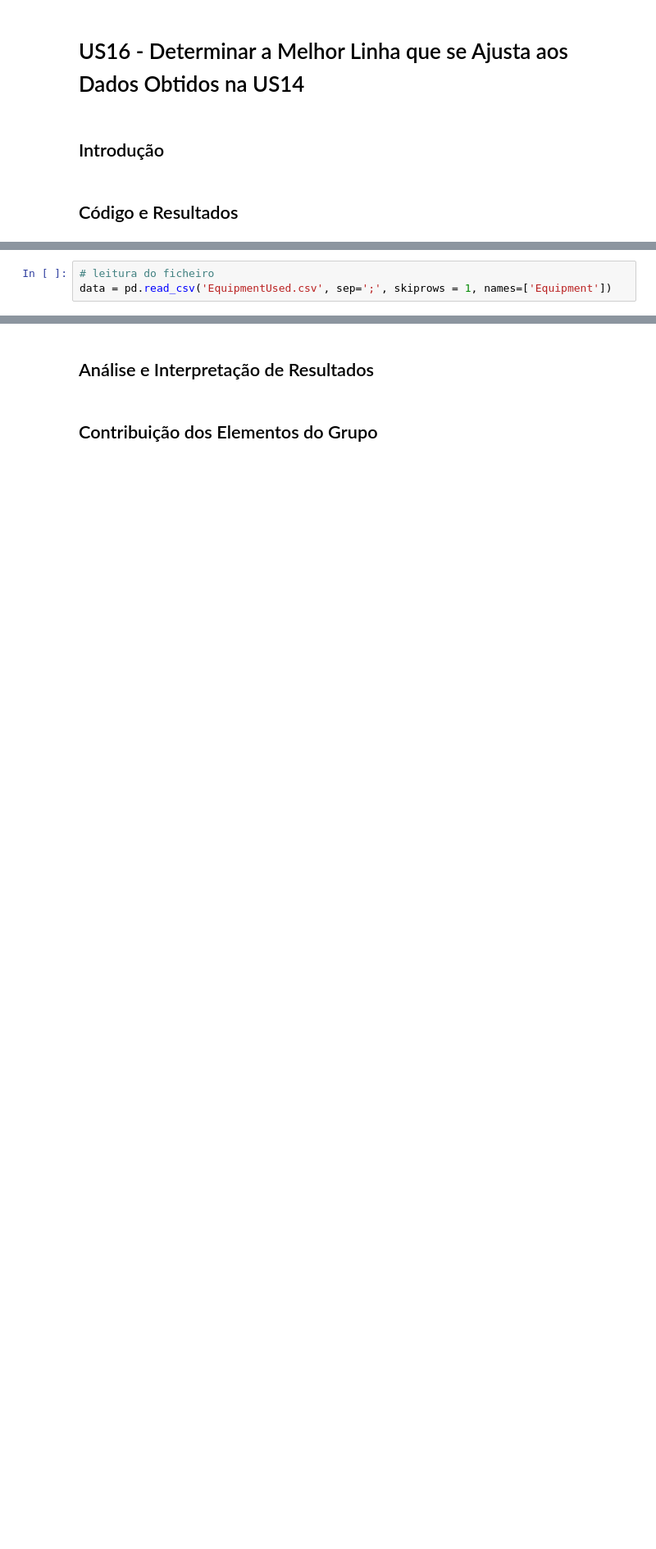
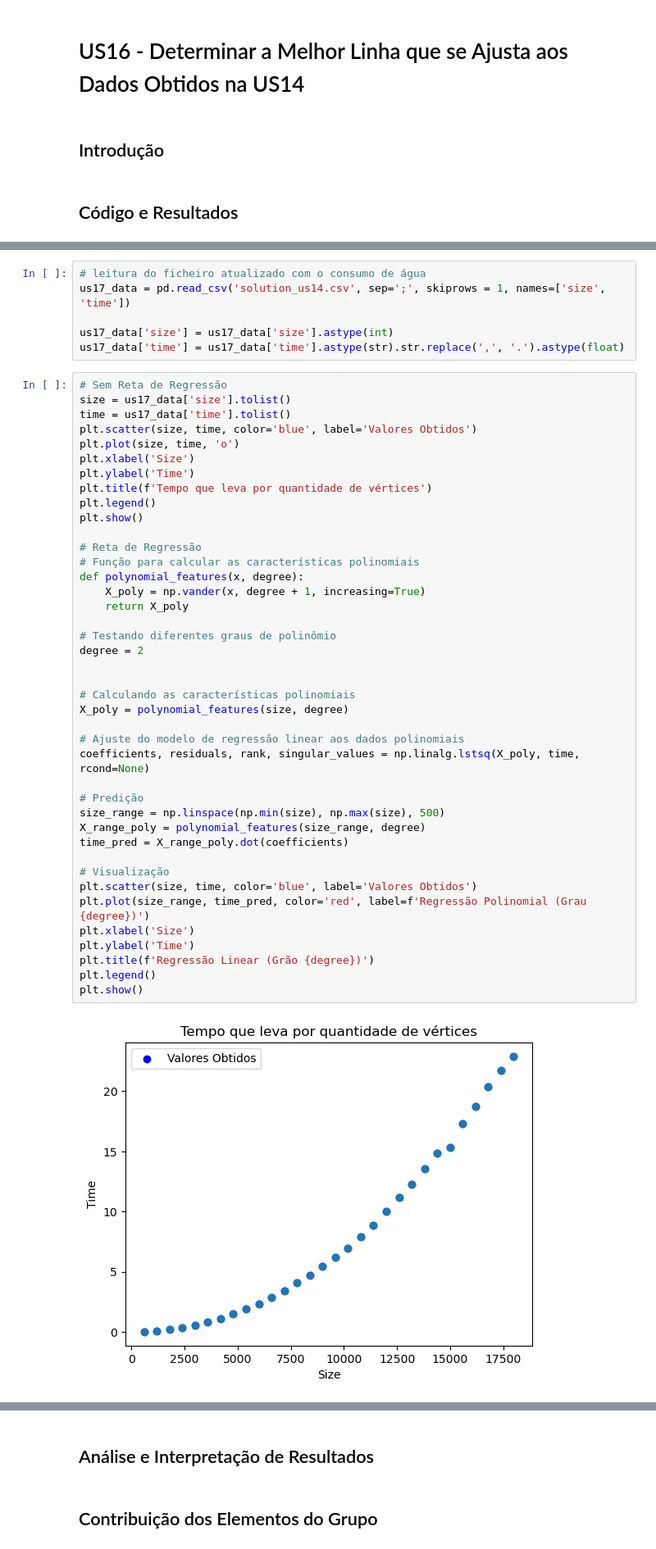
Before and after one commit to diogoveirospro/lei-24-s2-1dg-g072, a Jupyter notebook: src/main/PI - MATCP - Grupo 072/PI_MATCP_Group072_US15_US16.ipynb, the cells around one changed output, grey strips where cells are left out. Shown: that part at 82% size. Drawn from its saved outputs; the diff is of its cells as text; blank space fills up the shorter version.

```diff
--- a/src/main/PI - MATCP - Grupo 072/PI_MATCP_Group072_US15_US16.ipynb
+++ b/src/main/PI - MATCP - Grupo 072/PI_MATCP_Group072_US15_US16.ipynb
@@ -117,3 +121,49 @@ import matplotlib.pyplot as plt
 # %%
-# leitura do ficheiro
-data = pd.read_csv('EquipmentUsed.csv', sep=';', skiprows = 1, names=['Equipment'])
+# leitura do ficheiro atualizado com o consumo de água
+us17_data = pd.read_csv('solution_us14.csv', sep=';', skiprows = 1, names=['size', 'time'])
+
+us17_data['size'] = us17_data['size'].astype(int)
+us17_data['time'] = us17_data['time'].astype(str).str.replace(',', '.').astype(float)
+# %%
+# Sem Reta de Regressão
+size = us17_data['size'].tolist()
+time = us17_data['time'].tolist()
+plt.scatter(size, time, color='blue', label='Valores Obtidos')
+plt.plot(size, time, 'o')
+plt.xlabel('Size')
+plt.ylabel('Time')
+plt.title(f'Tempo que leva por quantidade de vértices')
+plt.legend()
+plt.show()
+
+# Reta de Regressão
+# Função para calcular as características polinomiais
+def polynomial_features(x, degree):
+    X_poly = np.vander(x, degree + 1, increasing=True)
+    return X_poly
+
+# Testando diferentes graus de polinômio
+degree = 2
+
+
+# Calculando as características polinomiais
+X_poly = polynomial_features(size, degree)
+
+# Ajuste do modelo de regressão linear aos dados polinomiais
+coefficients, residuals, rank, singular_values = np.linalg.lstsq(X_poly, time, rcond=None)
+
+# Predição
+size_range = np.linspace(np.min(size), np.max(size), 500)
+X_range_poly = polynomial_features(size_range, degree)
+time_pred = X_range_poly.dot(coefficients)
+
+# Visualização
+plt.scatter(size, time, color='blue', label='Valores Obtidos')
+plt.plot(size_range, time_pred, color='red', label=f'Regressão Polinomial (Grau {degree})')
+plt.xlabel('Size')
+plt.ylabel('Time')
+plt.title(f'Regressão Linear (Grão {degree})')
+plt.legend()
+plt.show()
+# %% [output]
+[figure, added]
```
Also changed, not shown: parts of 2 cells of this notebook, 2 other files.
